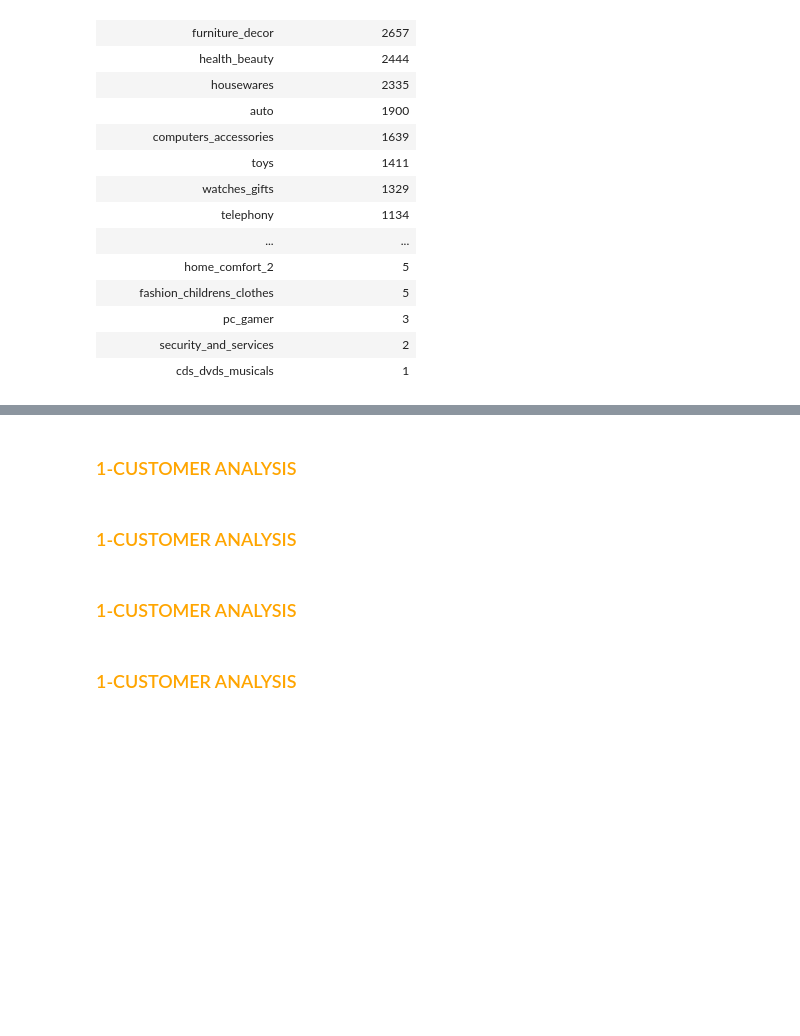
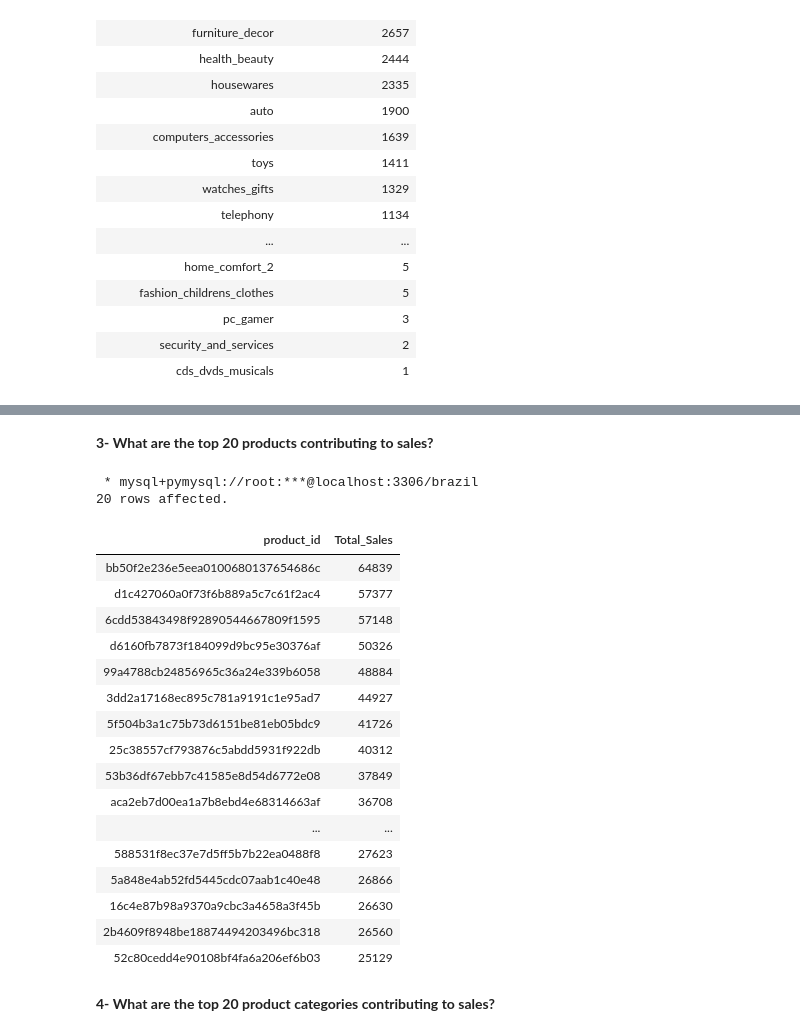
Before and after one commit to mahmoudamintaha/olist_eda, a Jupyter notebook: Brazil Analysis.ipynb, the cells around one changed output, grey strips where cells are left out. Drawn from its saved outputs; the diff is of its cells as text; code cells hidden in the pictures; blank space fills up the shorter version.

```diff
--- a/Brazil Analysis.ipynb
+++ b/Brazil Analysis.ipynb
@@ -284,8 +248,33 @@ LIMIT
-# %% [markdown]
-### <font color='orange'> 1-CUSTOMER ANALYSIS </font>
-# %% [markdown]
-### <font color='orange'> 1-CUSTOMER ANALYSIS </font>
-# %% [markdown]
-### <font color='orange'> 1-CUSTOMER ANALYSIS </font>
-# %% [markdown]
-### <font color='orange'> 1-CUSTOMER ANALYSIS </font>
+# %% [markdown]
+<b>3- What are the top 20 products contributing to sales?</b><a id="products3"></a>
+# %%
+%%sql
+SELECT
+    product_id,
+    ROUND(Sum(price + freight_value)) AS Total_Sales
+from order_items
+GROUP BY 1
+order by 2 DESC
+    limit 20 ;
+# %% [output]
+ * mysql+pymysql://root:***@localhost:3306/brazil
+20 rows affected.
+| product_id | Total_Sales |
+| bb50f2e236e5eea0100680137654686c | 64839 |
+| d1c427060a0f73f6b889a5c7c61f2ac4 | 57377 |
+| 6cdd53843498f92890544667809f1595 | 57148 |
+| d6160fb7873f184099d9bc95e30376af | 50326 |
+| 99a4788cb24856965c36a24e339b6058 | 48884 |
+| 3dd2a17168ec895c781a9191c1e95ad7 | 44927 |
+| 5f504b3a1c75b73d6151be81eb05bdc9 | 41726 |
+| 25c38557cf793876c5abdd5931f922db | 40312 |
+| 53b36df67ebb7c41585e8d54d6772e08 | 37849 |
+| aca2eb7d00ea1a7b8ebd4e68314663af | 36708 |
+| ... | ... |
+| 588531f8ec37e7d5ff5b7b22ea0488f8 | 27623 |
+| 5a848e4ab52fd5445cdc07aab1c40e48 | 26866 |
+| 16c4e87b98a9370a9cbc3a4658a3f45b | 26630 |
+| 2b4609f8948be18874494203496bc318 | 26560 |
+| 52c80cedd4e90108bf4fa6a206ef6b03 | 25129 |
+# %% [markdown]
+<b>4- What are the top 20 product categories contributing to sales?</b><a id="products4"></a>
```
Also changed, not shown: parts of 51 cells of this notebook.
